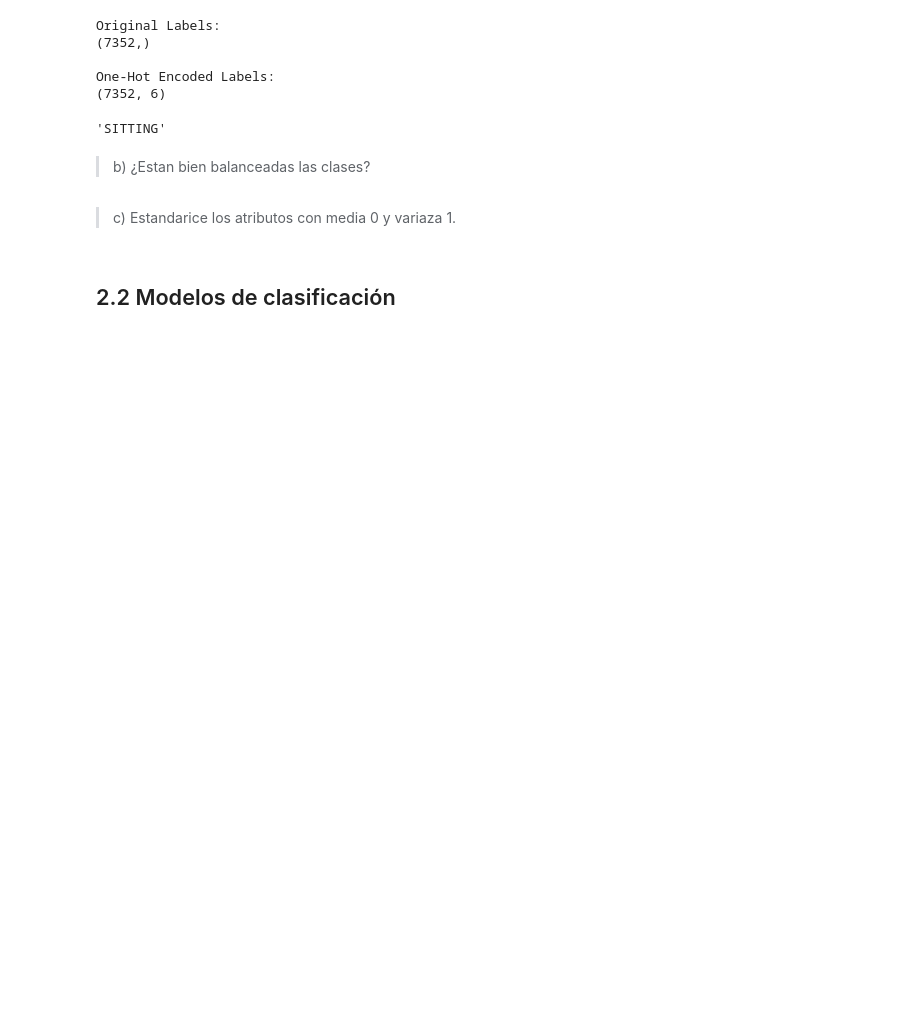
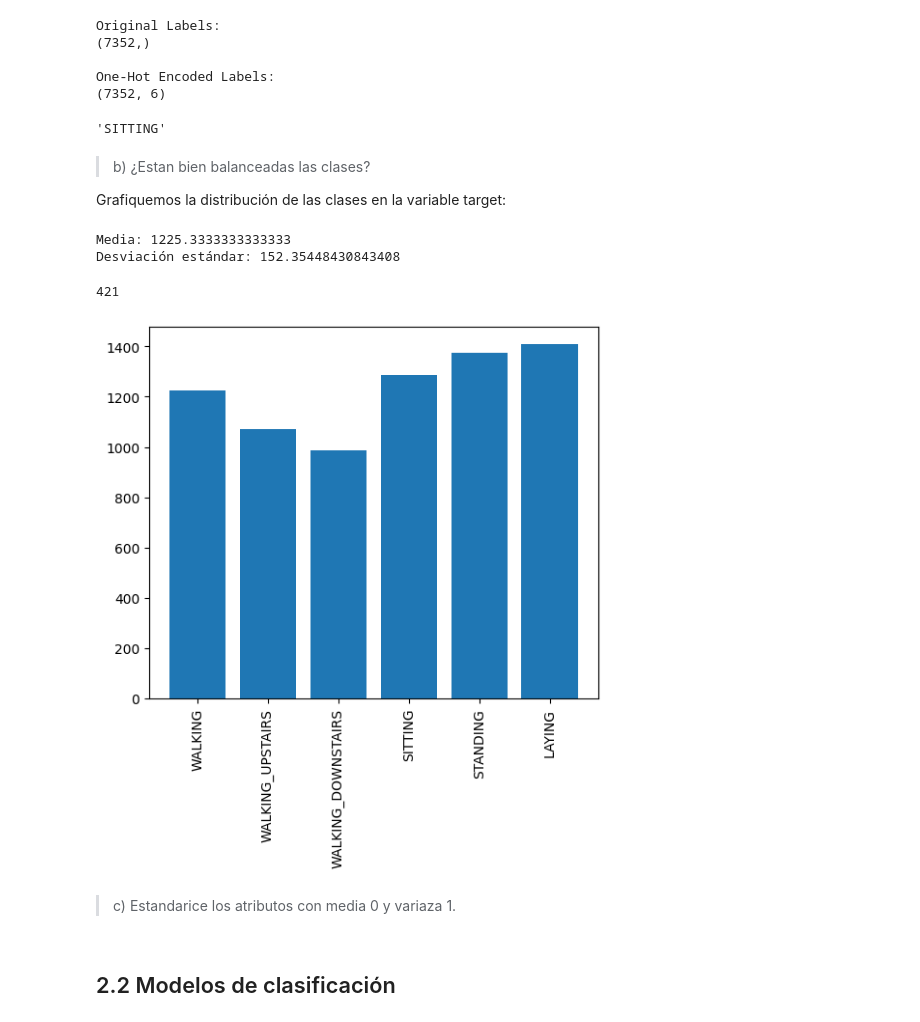
Before and after one commit to AlejandroVillazonG/Tareas_INF398, a Jupyter notebook: T2.ipynb, the cells around one changed output. Saved outputs shown, nothing was run; the diff lists cells and outputs as text; code cells hidden in the pictures; blank space fills up the shorter version.

```diff
--- a/T2.ipynb
+++ b/T2.ipynb
@@ -777,6 +793,30 @@ LABELS[np.argmax(y_train_OHE[400])]
 'SITTING'
 # %% [markdown]
 > b) ¿Estan bien balanceadas las clases?
+
+
+Grafiquemos la distribución de las clases en la variable target:
+# %%
+distribucion_clases = np.unique(y_train, return_counts=True)[1]
+
+media = np.mean(distribucion_clases)
+desviacion_estandar = np.std(distribucion_clases)
+
+print("Media:", media)
+print("Desviación estándar:", desviacion_estandar)
+# %% [output]
+Media: 1225.3333333333333
+Desviación estándar: 152.35448430843408
+# %%
+np.max(distribucion_clases) - np.min(distribucion_clases)
+# %% [output]
+421
+# %%
+plt.figure(figsize = (6,5))
+plt.bar(LABELS, np.unique(y_train, return_counts=True)[1])
+plt.xticks(rotation=90);
+# %% [output]
+[figure, added]
 # %% [markdown]
 > c) Estandarice los atributos con media 0 y variaza 1.
 # %%
```
Also changed, not shown: parts of 72 cells of this notebook.
